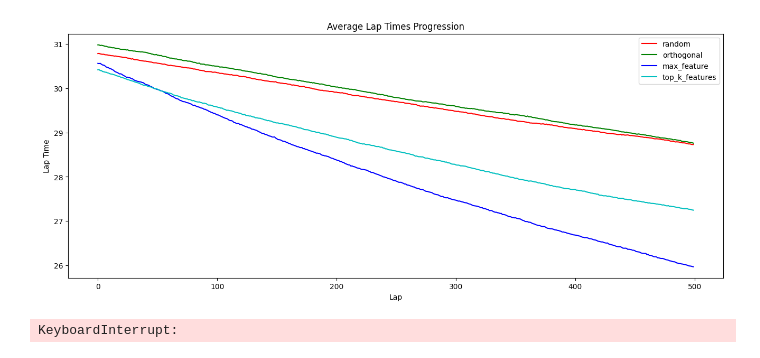
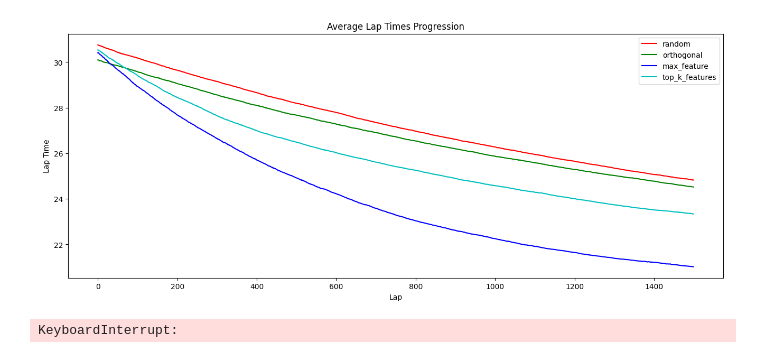
Before and after one commit to gullo97/FormulaAI, a Jupyter notebook: notebook.ipynb, the cells around one changed output. Saved outputs shown, nothing was run; the diff lists cells and outputs as text; code cells hidden in the pictures.

```diff
--- a/notebook.ipynb
+++ b/notebook.ipynb
@@ -547,4 +273,4 @@ def main(num_agents=3, num_laps=10, initial_budget=1.0, live_plotting=True, pret
 # %%
-lap_times_history, budget_history, trained_agents, track = main(num_agents=100, num_laps=500, initial_budget=400.0, live_plotting=False, dt=0.1, L = 30, n = 50, alpha = 1.0, beta = 1.0)
+lap_times_history, budget_history, trained_agents, track = main(num_agents=100, num_laps=10000, initial_budget=4000.0, live_plotting=False, dt=0.1, L = 30, n = 500)
 # %% [output]
 Method: random
@@ -558,16 +277,16 @@ Method: top_k_features
 # %%
 colors = ['r','g','b','c']
 # plot average lap times history for each method
 fig, ax = plt.subplots(1, 1, figsize=(16, 6))
 for j, method in enumerate(lap_times_history):
-    ax.plot(range(500), np.mean(lap_times_history[method], axis=1), label=f'{method}', color=colors[j])
+    ax.plot(range(1500), np.mean(lap_times_history[method], axis=1), label=f'{method}', color=colors[j])
 ax.legend()
 ax.set_title('Average Lap Times Progression')
 ax.set_xlabel('Lap')
 ax.set_ylabel('Lap Time')
 plt.show()
 # %% [output]
-[figure, old version]
+[figure, new version]
 # %%
 main(num_agents=100, num_laps=50, initial_budget=100.0, live_plotting=True, pretrained_agents=trained_agents, track=track, dt=0.5, L = 30, n = 50, alpha = 1.0, beta = 1.0)
 # %% [output]
```
Also changed, not shown: parts of 4 cells of this notebook.
